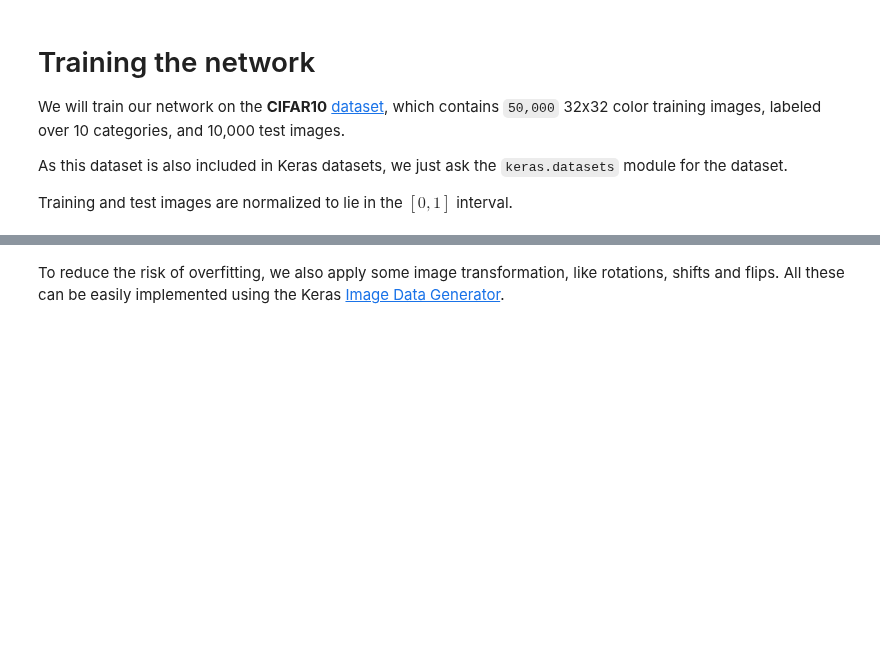
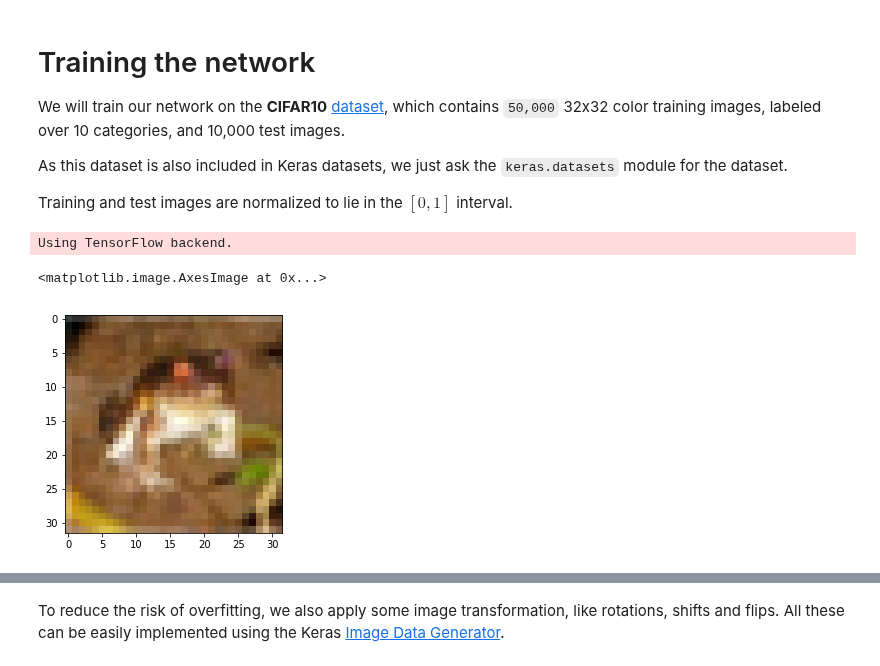
Before and after one commit to leriomaggio/deep-learning-keras-tensorflow, a Jupyter notebook: 4. Convolutional Neural Networks/4.3 CIFAR10 CNN.ipynb, the cells around one changed output, grey strips where cells are left out. Cells and saved outputs as stored; diff of their text form; code cells hidden in the pictures; blank space fills up the shorter version.

```diff
--- a/4. Convolutional Neural Networks/4.3 CIFAR10 CNN.ipynb
+++ b/4. Convolutional Neural Networks/4.3 CIFAR10 CNN.ipynb
@@ -19,6 +19,8 @@ Training and test images are normalized to lie in the $\left[0,1\right]$ interva
 # %%
 from keras.datasets import cifar10
 from keras.utils import np_utils
+
+nb_classes = 10
 
 (X_train, y_train), (X_test, y_test) = cifar10.load_data()
 Y_train = np_utils.to_categorical(y_train, nb_classes)
@@ -27,3 +29,5 @@ X_train = X_train.astype("float32")
 X_test = X_test.astype("float32")
 X_train /= 255
 X_test /= 255
+# %% [output]
+Using TensorFlow backend.
@@ -29,0 +38,5 @@ X_test /= 255
+# %%
+plt.imshow(X_train[0])
+# %% [output]
+<matplotlib.image.AxesImage at 0x...>
+[figure, added]
```
Also changed, not shown: parts of 11 cells of this notebook, 2 other files.
